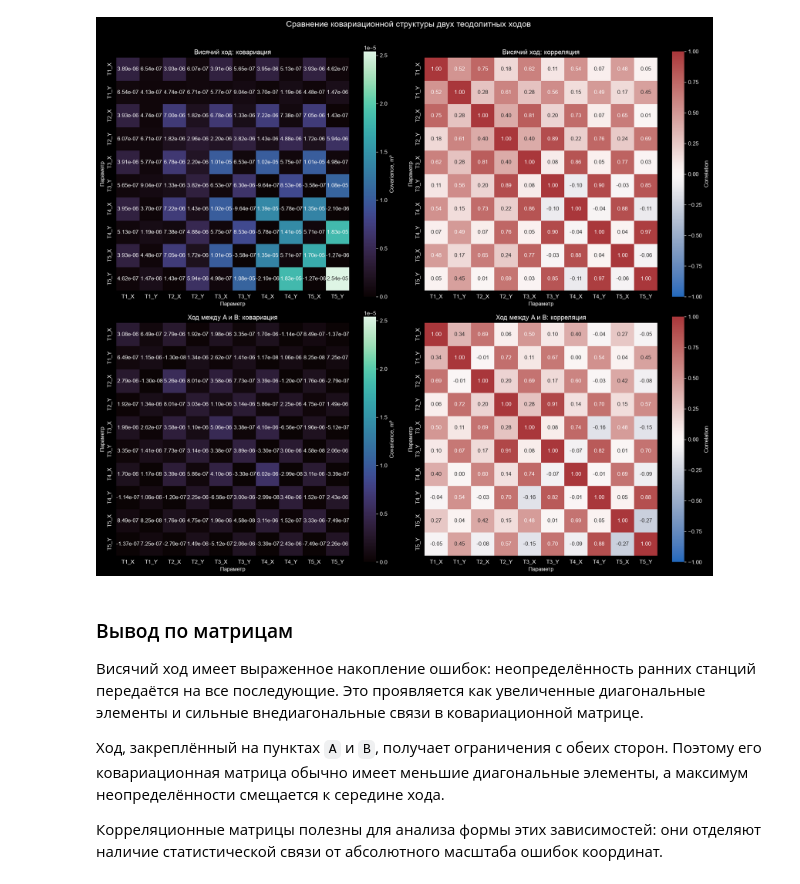
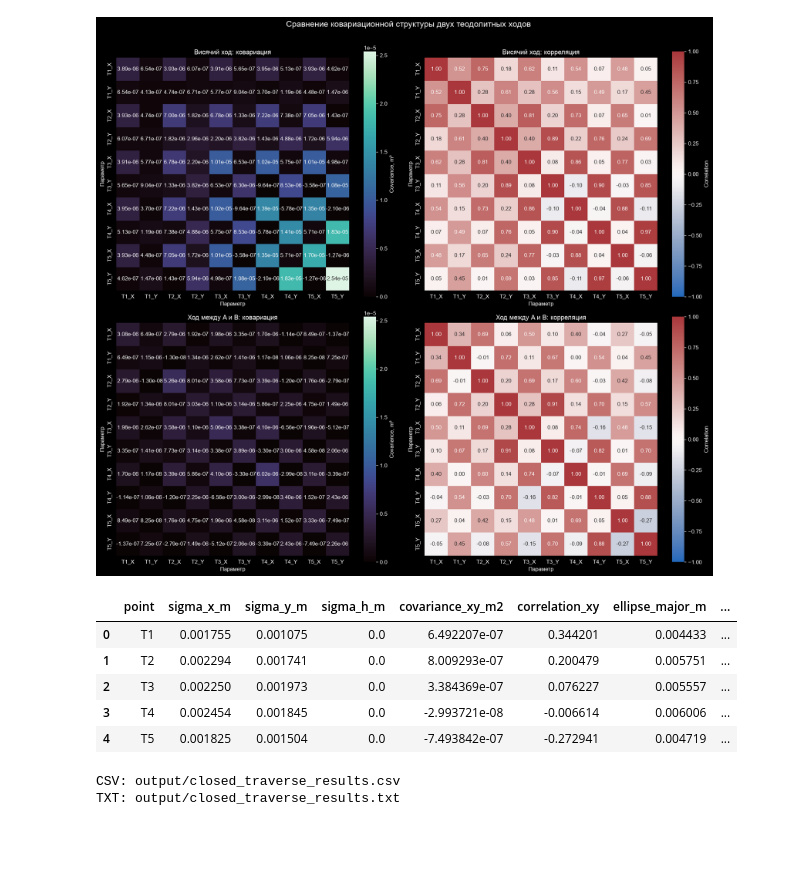
Before and after one commit to MikhailVystrchil/Covarion, a Jupyter notebook: notebooks/02_visualization_examples.ipynb, the cells around one changed output. Saved outputs shown, nothing was run; the diff lists cells and outputs as text; code cells hidden in the pictures; blank space fills up the shorter version.

```diff
--- a/notebooks/02_visualization_examples.ipynb
+++ b/notebooks/02_visualization_examples.ipynb
@@ -1458,19 +1458,58 @@ figure.tight_layout()
 plt.show()
 # %% [output]
 [figure]
-# %% [markdown]
-### Вывод по матрицам
-
-Висячий ход имеет выраженное накопление ошибок: неопределённость ранних
-станций передаётся на все последующие. Это проявляется как увеличенные
-диагональные элементы и сильные внедиагональные связи в ковариационной
-матрице.
-
-Ход, закреплённый на пунктах `A` и `B`, получает ограничения с обеих
-сторон. Поэтому его ковариационная матрица обычно имеет меньшие
-диагональные элементы, а максимум неопределённости смещается к середине
-хода.
-
-Корреляционные матрицы полезны для анализа формы этих зависимостей:
-они отделяют наличие статистической связи от абсолютного масштаба
-ошибок координат.
+# %%
+from covarion.reporting import point_results_dataframe
+
+closed_traverse_results = point_results_dataframe(
+    closed_traverse_covariance,
+    confidence_level=0.95,
+    point_names=(
+        "T1",
+        "T2",
+        "T3",
+        "T4",
+        "T5",
+    ),
+)
+
+closed_traverse_results
+# %% [output]
+|  | point | sigma_x_m | sigma_y_m | sigma_h_m | covariance_xy_m2 | correlation_xy | ellipse_major_m | ... |
+| 0 | T1 | 0.001755 | 0.001075 | 0.0 | 6.492207e-07 | 0.344201 | 0.004433 | ... |
+| 1 | T2 | 0.002294 | 0.001741 | 0.0 | 8.009293e-07 | 0.200479 | 0.005751 | ... |
+| 2 | T3 | 0.002250 | 0.001973 | 0.0 | 3.384369e-07 | 0.076227 | 0.005557 | ... |
+| 3 | T4 | 0.002454 | 0.001845 | 0.0 | -2.993721e-08 | -0.006614 | 0.006006 | ... |
+| 4 | T5 | 0.001825 | 0.001504 | 0.0 | -7.493842e-07 | -0.272941 | 0.004719 | ... |
+# %%
+from pathlib import Path
+
+from covarion.reporting import (
+    export_point_results_csv,
+    export_point_results_txt,
+)
+
+report_directory = Path("output")
+
+csv_report_path = export_point_results_csv(
+    closed_traverse_results,
+    report_directory / "closed_traverse_results.csv",
+    separator=";",
+    decimal=",",
+)
+
+txt_report_path = export_point_results_txt(
+    closed_traverse_results,
+    report_directory / "closed_traverse_results.txt",
+    title=(
+        "Теодолитный ход между "
+        "исходными пунктами A и B"
+    ),
+    confidence_level=0.95,
+)
+
+print(f"CSV: {csv_report_path}")
+print(f"TXT: {txt_report_path}")
+# %% [output]
+CSV: output/closed_traverse_results.csv
+TXT: output/closed_traverse_results.txt
```
Also changed, not shown: parts of 4 cells of this notebook, 10 other files.
